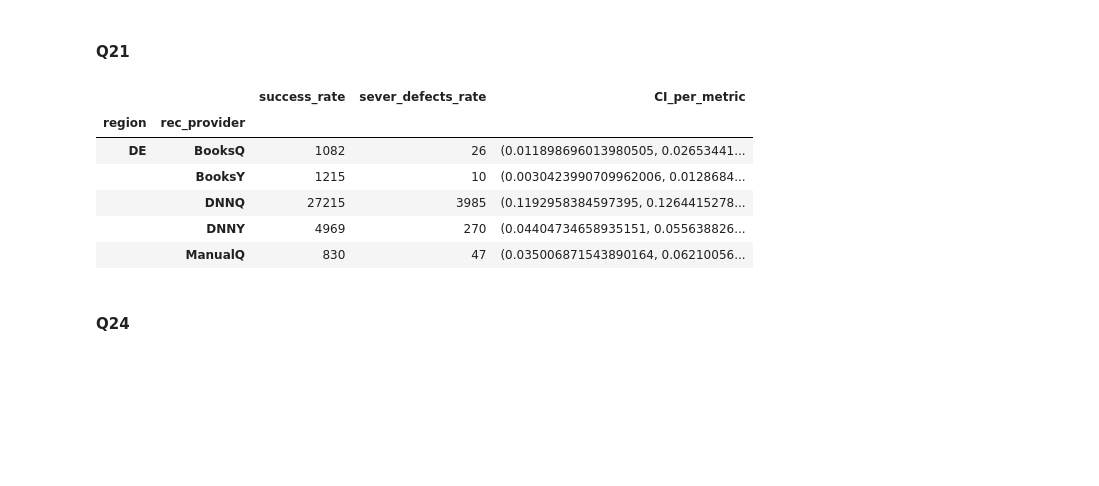
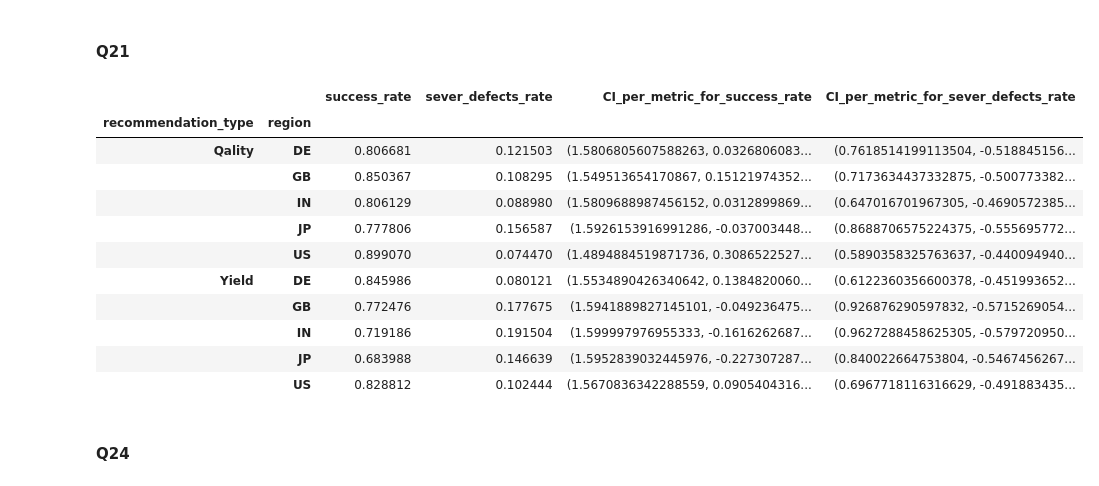
Before and after one commit to binyamin9913/Python-ML--Pandas, a Jupyter notebook: Exercise 2 - Sulotion.ipynb, the cells around one changed output. Saved outputs shown, nothing was run; the diff lists cells and outputs as text; code cells hidden in the pictures; blank space fills up the shorter version.

```diff
--- a/Exercise 2 - Sulotion.ipynb
+++ b/Exercise 2 - Sulotion.ipynb
@@ -663,5 +664,16 @@ only_is_success.groupby(['region']).rec_provider.value_counts().sort_values(asce
 region  rec_provider
 GB      DNNQ            34681
 Name: rec_provider, dtype: int64
+# %%
+import numpy as np
+from scipy import stats
+
+def calc_ci(mySeries,alpha = 0.05, n_sided = 2):
+    z_alpha = stats.norm.ppf(1-alpha/n_sided) # 1.96 == 0.95% condifdance interval
+    mu = mySeries.mean()
+    sigma = mySeries.std()
+    upper_bound = mu + z_alpha * sigma
+    lower_bound = mu - z_alpha * sigma
+    return upper_bound, lower_bound
 # %% [markdown]
 #### Q21
@@ -684,22 +680,29 @@ def calculate_CI(column_data):
-# %%
-grouping_per_region_and_rec_provider = ad_recs_annotated.groupby(['region','rec_provider'])
-
-presentedTableWithSuccessRateAndServerDefectsRate = {
-                  'success_rate': grouping_per_region_and_rec_provider.is_success_int.sum(),
-                  'sever_defects_rate': grouping_per_region_and_rec_provider.is_sever_fixed.sum(),
-                  'CI_per_metric': grouping_per_region_and_rec_provider.is_sever_fixed.apply(calculate_CI)
-                 }
-
-presentedTableAsDataFrame = pd.DataFrame(presentedTableWithSuccessRateAndServerDefectsRate)
-presentedTableAsDataFrame.head(5)
-# %% [output]
-|  |  | success_rate | sever_defects_rate | CI_per_metric |
-| region | rec_provider |  |  |  |
-| DE | BooksQ | 1082 | 26 | (0.011898696013980505, 0.02653441... |
-|  | BooksY | 1215 | 10 | (0.0030423990709962006, 0.0128684... |
-|  | DNNQ | 27215 | 3985 | (0.1192958384597395, 0.1264415278... |
-|  | DNNY | 4969 | 270 | (0.04404734658935151, 0.055638826... |
-|  | ManualQ | 830 | 47 | (0.035006871543890164, 0.06210056... |
+# %%
+ad_recs_annotated['is_sever_int'] = ad_recs_annotated.is_sever_fixed.apply(lambda is_sever: 1 if is_sever else 0)
+dfGroupedOfRecTypeAndRegion = ad_recs_annotated.groupby(['recommendation_type', 'region'])
+
+presentedTableWithSuccessRateAndServerDefectsRate = {
+                  'success_rate': dfGroupedOfRecTypeAndRegion.is_success_int.mean(),
+                  'sever_defects_rate': dfGroupedOfRecTypeAndRegion.is_sever_int.mean(),
+                  'CI_per_metric_for_success_rate': dfGroupedOfRecTypeAndRegion.is_success_int.apply(calc_ci),
+                  'CI_per_metric_for_sever_defects_rate': dfGroupedOfRecTypeAndRegion.is_sever_int.apply(calc_ci)
+                 }
+
+presentedTableAsDataFrame = pd.DataFrame(presentedTableWithSuccessRateAndServerDefectsRate)
+presentedTableAsDataFrame
+# %% [output]
+|  |  | success_rate | sever_defects_rate | CI_per_metric_for_success_rate | CI_per_metric_for_sever_defects_rate |
+| recommendation_type | region |  |  |  |  |
+| Qality | DE | 0.806681 | 0.121503 | (1.5806805607588263, 0.0326806083... | (0.7618514199113504, -0.518845156... |
+|  | GB | 0.850367 | 0.108295 | (1.549513654170867, 0.15121974352... | (0.7173634437332875, -0.500773382... |
+|  | IN | 0.806129 | 0.088980 | (1.5809688987456152, 0.0312899869... | (0.647016701967305, -0.4690572385... |
+|  | JP | 0.777806 | 0.156587 | (1.5926153916991286, -0.037003448... | (0.8688706575224375, -0.555695772... |
+|  | US | 0.899070 | 0.074470 | (1.4894884519871736, 0.3086522527... | (0.5890358325763637, -0.440094940... |
+| Yield | DE | 0.845986 | 0.080121 | (1.5534890426340642, 0.1384820060... | (0.6122360356600378, -0.451993652... |
+|  | GB | 0.772476 | 0.177675 | (1.5941889827145101, -0.049236475... | (0.926876290597832, -0.5715269054... |
+|  | IN | 0.719186 | 0.191504 | (1.599997976955333, -0.1616262687... | (0.9627288458625305, -0.579720950... |
+|  | JP | 0.683988 | 0.146639 | (1.5952839032445976, -0.227307287... | (0.840022664753804, -0.5467456267... |
+|  | US | 0.828812 | 0.102444 | (1.5670836342288559, 0.0905404316... | (0.6967718116316629, -0.491883435... |
 # %%
 def show_wow_graph(x,y):
     fig = px.scatter(x=x, y=y, labels={'x':'x', 'y':'y'}) # override keyword names with labels
```
Also changed, not shown: parts of 15 cells of this notebook.
